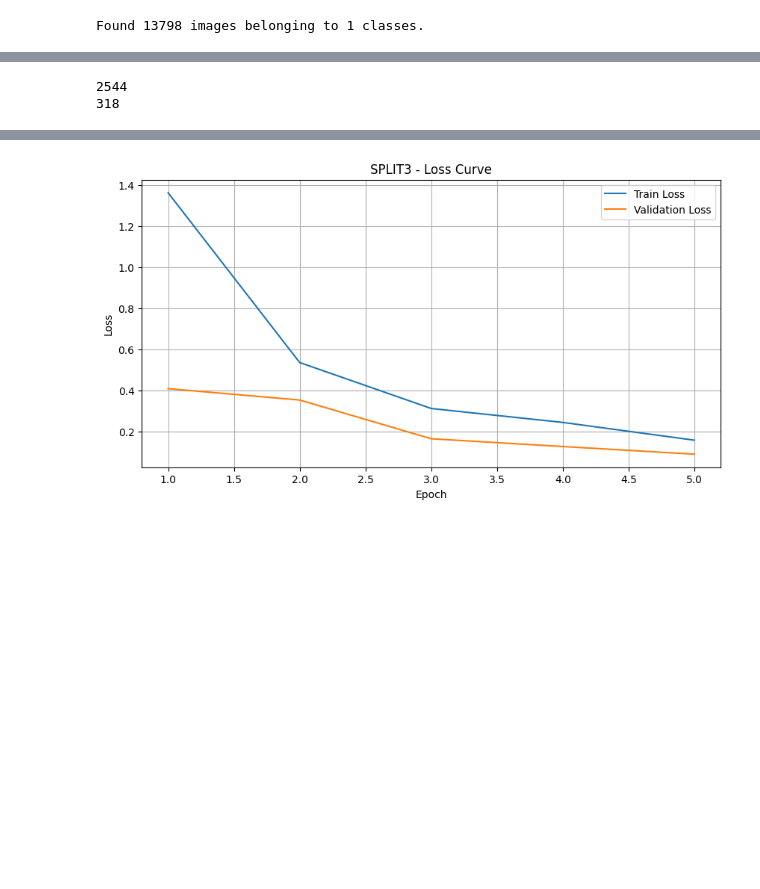
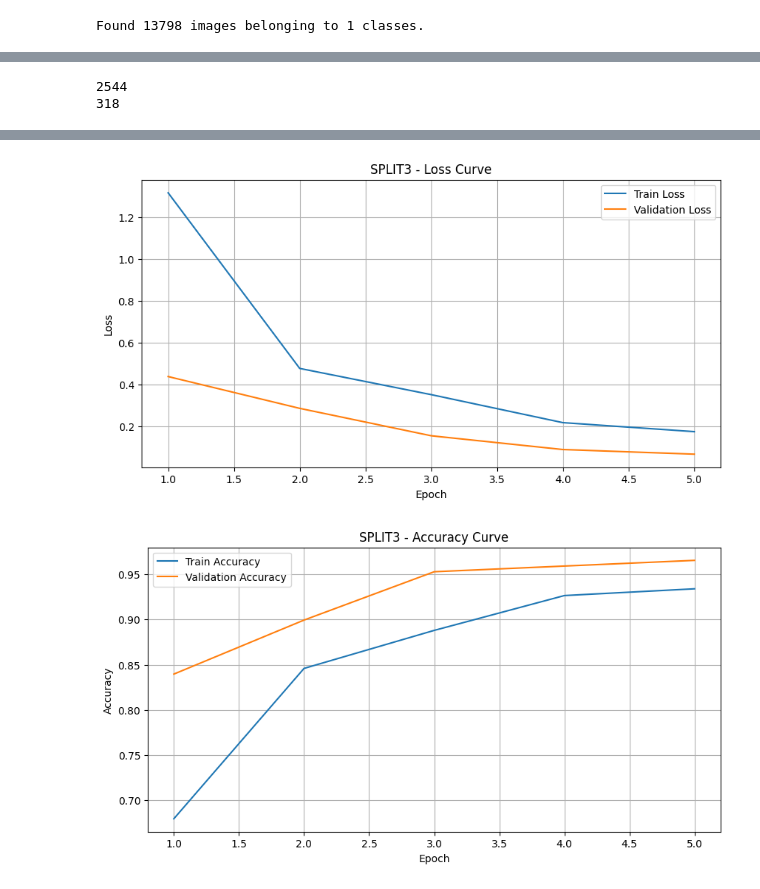
Before and after one commit to grczk/szum, a Jupyter notebook: sample.ipynb, the cells around one changed output, grey strips where cells are left out. Drawn from its saved outputs; the diff is of its cells as text; code cells hidden in the pictures; blank space fills up the shorter version.

Commit message:
More fixes, save results, add distinction for transform

```diff
--- a/sample.ipynb
+++ b/sample.ipynb
@@ -373,7 +370,7 @@ import matplotlib.pyplot as plt
 
 def train_and_validate(split_name, train_set, val_set, save_path, num_epochs, normalize):
     if normalize:
-        transform = transforms.Compose([
+        transform_train = transforms.Compose([
             transforms.Resize((224, 224)),
             transforms.RandomAffine(
                 degrees=20,
@@ -387,13 +384,19 @@ def train_and_validate(split_name, train_set, val_set, save_path, num_epochs, no
             transforms.Normalize(mean=[0.485, 0.456, 0.406],
                          std=[0.229, 0.224, 0.225])
         ])
+        transform_val = transforms.Compose([
+            transforms.Resize((224, 224)),
+            transforms.ToTensor(),
+            transforms.Normalize(mean=[0.485, 0.456, 0.406],
+                         std=[0.229, 0.224, 0.225])
+        ])
     else:
-        transform = transforms.Compose([
+        transform_train = transform_val = transforms.Compose([
             transforms.Resize((224, 224)),
             transforms.Lambda(lambda x: torch.from_numpy(np.array(x)).permute(2, 0, 1).float())
         ])
-    train_dataset = CustomDataset(train_set, transform=transform)
-    val_dataset = CustomDataset(val_set, transform=transform)
+    train_dataset = CustomDataset(train_set, transform=transform_train)
+    val_dataset = CustomDataset(val_set, transform=transform_val)
     train_loader = DataLoader(train_dataset, batch_size=BATCH_SIZE, shuffle=True)
     val_loader = DataLoader(val_dataset, batch_size=BATCH_SIZE)
     print(len(train_loader.dataset))
@@ -405,6 +408,7 @@ def train_and_validate(split_name, train_set, val_set, save_path, num_epochs, no
     optimizer = optim.Adam(model.parameters(), lr=LEARNING_RATE)
 
     train_losses, val_losses = [], []
+    train_accuracies, val_accuracies = [], []
     best_val_loss = float("inf")
     best_model_state = None
 
@@ -429,6 +433,7 @@ def train_and_validate(split_name, train_set, val_set, save_path, num_epochs, no
         train_loss = running_loss / len(train_loader.dataset)
         train_acc = running_corrects.float() / len(train_loader.dataset)
         train_losses.append(train_loss)
+        train_accuracies.append(train_acc.item())
 
         model.eval()
         running_loss = 0.0
@@ -447,6 +452,7 @@ def train_and_validate(split_name, train_set, val_set, save_path, num_epochs, no
         val_loss = running_loss / len(val_loader.dataset)
         val_acc = running_corrects.float() / len(val_loader.dataset)
         val_losses.append(val_loss)
+        val_accuracies.append(val_acc.item())
 
         print(f"[{split_name}] Epoch {epoch+1}: Train Loss = {train_loss:.4f}, Train Acc: {train_acc:.4f}, Val Loss = {val_loss:.4f}, Val Acc = {val_acc:.4f}")
 
@@ -457,7 +463,7 @@ def train_and_validate(split_name, train_set, val_set, save_path, num_epochs, no
     torch.save(best_model_state, save_path)
     print(f"[{split_name}] Saved best model to {save_path} with Val Loss: {best_val_loss:.4f}")
 
-    epochs = range(1, len(train_losses) + 1)  # Lista epok zaczynająca się od 1
+    epochs = range(1, len(train_losses) + 1)
 
     plt.figure(figsize=(10, 5))
     plt.plot(epochs, train_losses, label='Train Loss')
@@ -468,4 +474,14 @@ def train_and_validate(split_name, train_set, val_set, save_path, num_epochs, no
     plt.title(f"{split_name} - Loss Curve")
     plt.grid(True)
     plt.show()
+
+    plt.figure(figsize=(10, 5))
+    plt.plot(epochs, train_accuracies, label='Train Accuracy')
+    plt.plot(epochs, val_accuracies, label='Validation Accuracy')
+    plt.xlabel("Epoch")
+    plt.ylabel("Accuracy")
+    plt.legend()
+    plt.title(f"{split_name} - Accuracy Curve")
+    plt.grid(True)
+    plt.show()
 # %%
@@ -495,5 +535,5 @@ train_and_validate("SPLIT2", train2, val2, "MODEL2.pth", 5, True)
 # %%
-train3, val3, _ = create_split_3(image_list)
+train3, val3, test3 = create_split_3(image_list)
 train_and_validate("SPLIT3", train3, val3, "MODEL3.pth", 5, True)
 # %% [output]
 2544
@@ -507 +547,2 @@ train_and_validate("SPLIT3", train3, val3, "MODEL3.pth", 5, True)
-[figure, old version]
+[figure, new version]
+[figure, added]
```
Also changed, not shown: parts of 8 cells of this notebook, 1 other file.
